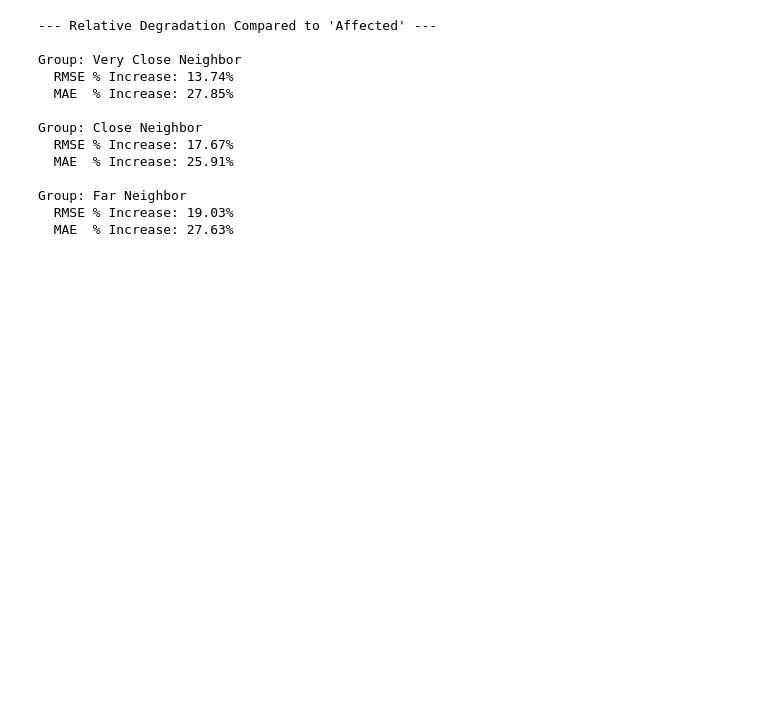
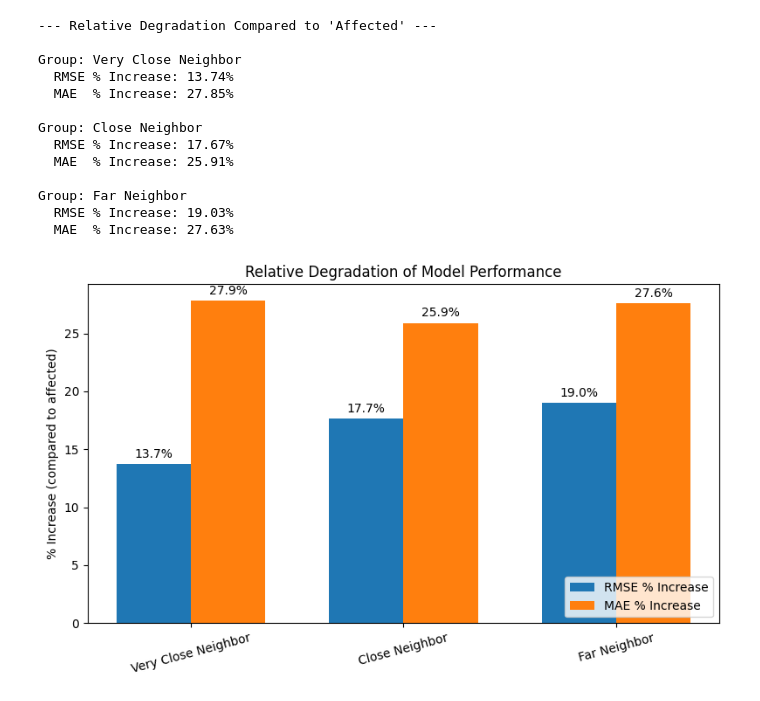
Before and after one commit to CynthiaShiyue/IDS705_MachineLearning_Project, a Jupyter notebook: 50_Spillover_Experiment/51_Experiment_3.ipynb, the cells around one changed output. Cells and saved outputs as stored; diff of their text form; code cells hidden in the pictures; blank space fills up the shorter version.

```diff
--- a/50_Spillover_Experiment/51_Experiment_3.ipynb
+++ b/50_Spillover_Experiment/51_Experiment_3.ipynb
@@ -189,3 +189,41 @@ Group: Close Neighbor
 Group: Far Neighbor
   RMSE % Increase: 19.03%
   MAE  % Increase: 27.63%
+# %%
+######################################################################
+# PLOT RELATIVE DEGRATION OF PERFOMANCE OF GROUPS COMPARED TO "AFFECTED"
+######################################################################
+
+# Data
+groups = ['Very Close Neighbor', 'Close Neighbor', 'Far Neighbor']
+rmse_increase = [13.74, 17.67, 19.03]
+mae_increase = [27.85, 25.91, 27.63]
+
+x = np.arange(len(groups))
+width = 0.35
+
+fig, ax = plt.subplots(figsize=(8, 5))
+bars1 = ax.bar(x - width/2, rmse_increase, width, label='RMSE % Increase')
+bars2 = ax.bar(x + width/2, mae_increase, width, label='MAE % Increase')
+
+ax.set_ylabel('% Increase (compared to affected)')
+ax.set_title('Relative Degradation of Model Performance')
+ax.set_xticks(x)
+ax.set_xticklabels(groups, rotation=15)
+
+# Move legend to bottom right
+ax.legend(loc='lower right')
+
+# Annotate bars
+for bar in bars1 + bars2:
+    height = bar.get_height()
+    ax.annotate(f'{height:.1f}%',
+                xy=(bar.get_x() + bar.get_width() / 2, height),
+                xytext=(0, 3),
+                textcoords="offset points",
+                ha='center', va='bottom')
+
+plt.tight_layout()
+plt.show()
+# %% [output]
+[figure, added]
```
Also changed, not shown: parts of 1 cell of this notebook.
